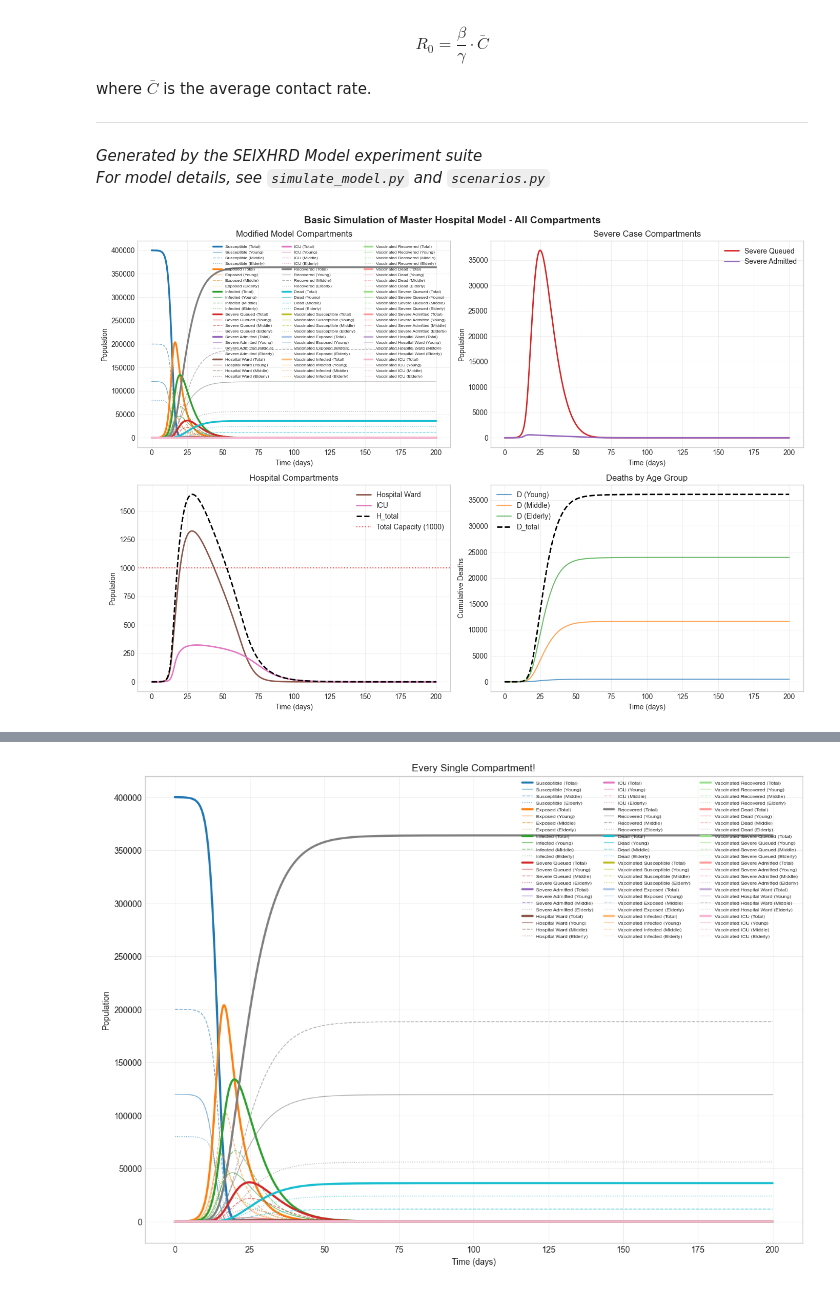
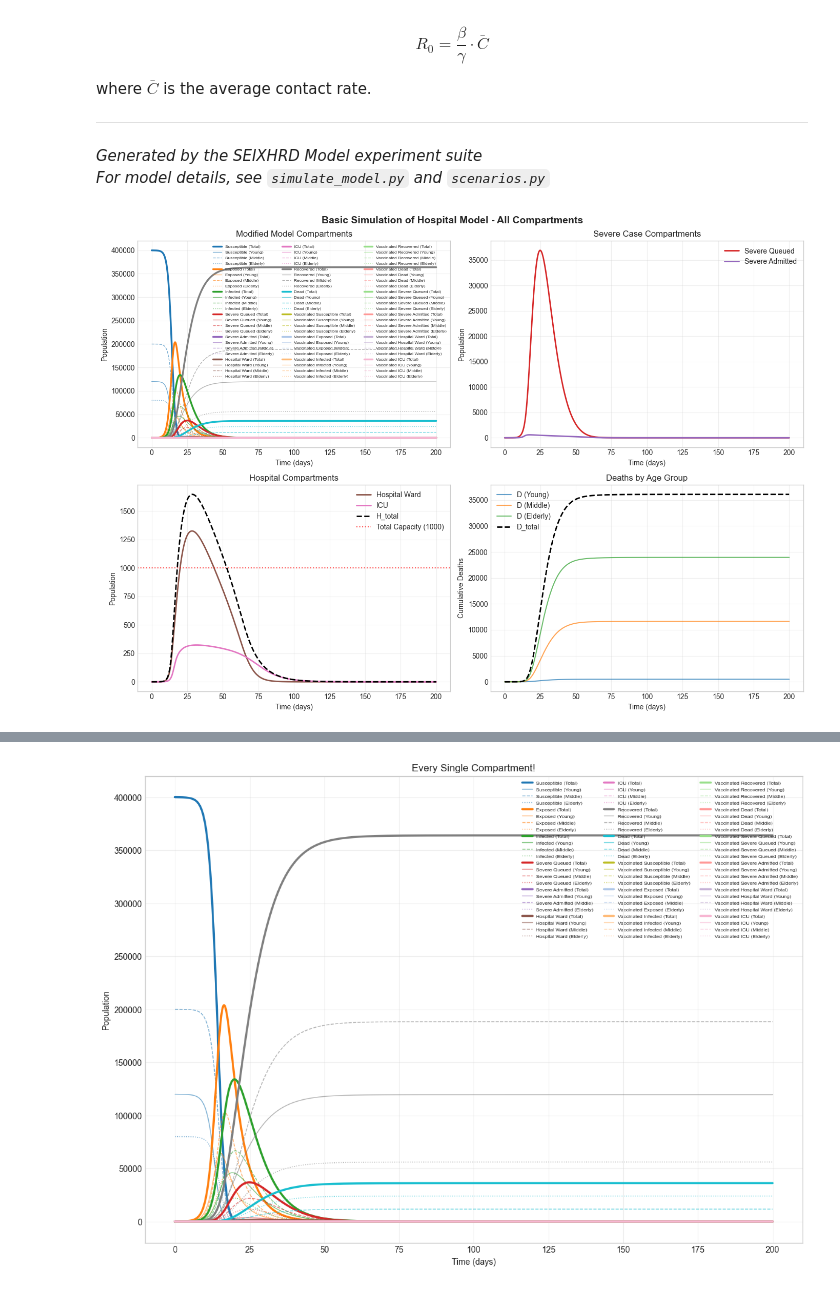
Before and after one commit to JasonHunter95/hospital-model, a Jupyter notebook: notebooks/model_experiments.ipynb, the cells around one changed output, grey strips where cells are left out. Saved outputs shown, nothing was run; the diff lists cells and outputs as text; code cells hidden in the pictures.

```diff
--- a/notebooks/master_model_experiments.ipynb
+++ b/notebooks/model_experiments.ipynb
@@ -2254,33 +2254,33 @@ def plot_basic_simulation(params):
     ax3.set_ylabel('Population')
     ax3.set_title('Hospital Compartments')
     ax3.legend()
     ax3.grid(True, alpha=0.3)
 
     # Panel 4: Deaths (D by age and total)
     ax4 = axes[1, 1]
     label, color = compartments['D']
     # Plot deaths by age group if available
     for age_idx, age_label in enumerate(['Young', 'Middle', 'Elderly']):
         if age_idx < len(result['D']):
             ax4.plot(t, result['D'][age_idx], label=f'D ({age_label})',
                      linewidth=1.5, alpha=0.7)
     ax4.plot(t, result['D_total'], label='D_total', color='black',
              linewidth=2, linestyle='--')
     ax4.set_xlabel('Time (days)')
     ax4.set_ylabel('Cumulative Deaths')
     ax4.set_title('Deaths by Age Group')
     ax4.legend()
     ax4.grid(True, alpha=0.3)
 
-    plt.suptitle('Basic Simulation of Master Hospital Model - All Compartments',
+    plt.suptitle('Basic Simulation of Hospital Model - All Compartments',
                  fontsize=14, fontweight='bold')
     plt.tight_layout()
     plt.savefig('../results/basic_simulation.png', dpi=150, bbox_inches='tight')
     plt.show()
 
 # Example usage:
 params = get_scenario_params('baseline')
 plot_basic_simulation(params)
 # %% [output]
-[figure, old version]
+[figure, new version]
 # %%
```
Also changed, not shown: parts of 5 cells of this notebook, 9 other files.
